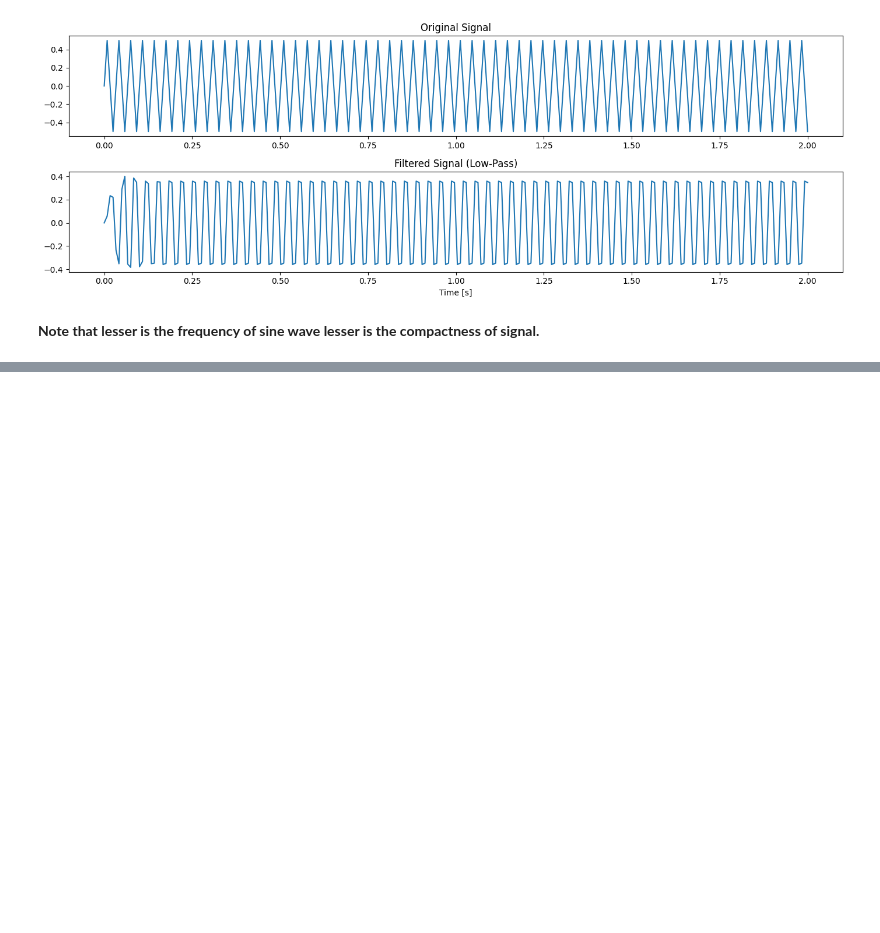
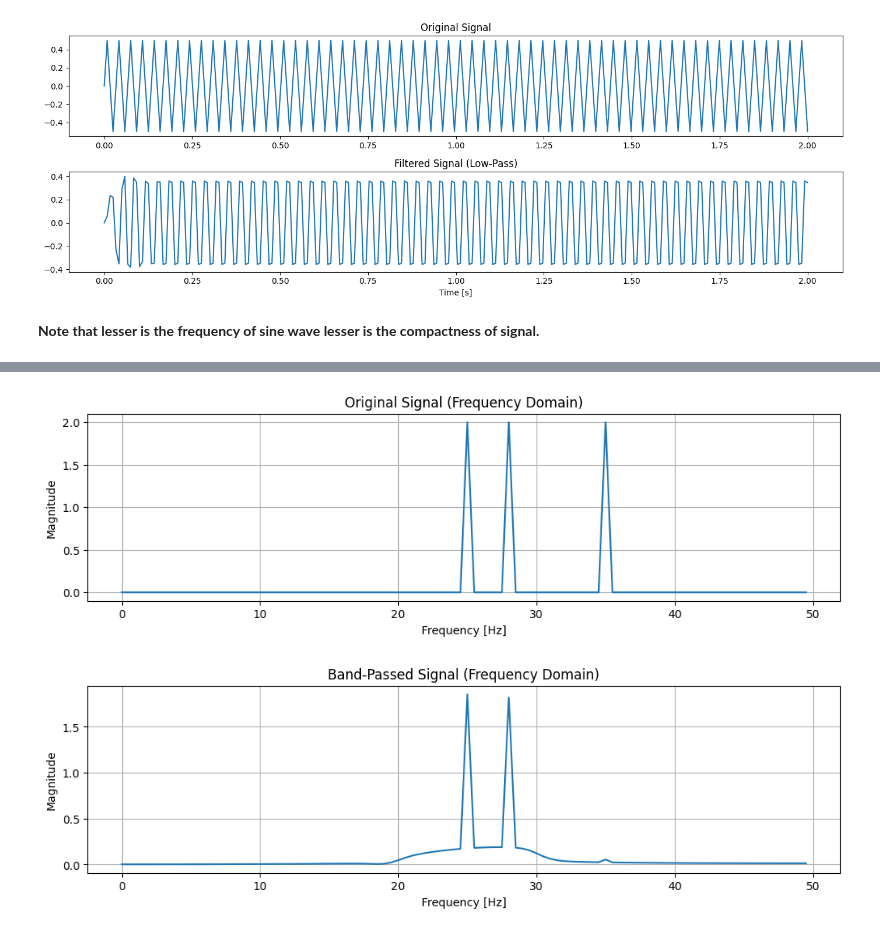
Before and after one commit to sbhusal123/audio-signal-processing, a Jupyter notebook: Audio Filtering Basics.ipynb, the cells around one changed output, grey strips where cells are left out. Saved outputs shown, nothing was run; the diff lists cells and outputs as text; code cells hidden in the pictures; blank space fills up the shorter version.

```diff
--- a/Audio Filtering Basics.ipynb
+++ b/Audio Filtering Basics.ipynb
@@ -161,0 +284,27 @@ plt.show()
+# %%
+sampling_rate = 100
+
+t = t = np.linspace(0., duration, int(sampling_rate * duration), endpoint=False)
+
+data = 2 * np.sin(2 * np.pi * 25 * t) +  2 * np.sin(2 * np.pi * 28 * t) + 2 * np.sin(2 * np.pi * 35 * t)
+
+# Design Band-Pass Butterworth Filter
+def butter_bandpass(lowcut, highcut, fs, order=5):
+    nyq = 0.5 * fs
+    low = lowcut / nyq
+    high = highcut / nyq
+    b, a = butter(order, [low, high], btype='band')
+    return b, a
+
+# Apply Band-Pass Filter
+lowcut = 20  # Hz
+highcut = 30  # Hz
+b_bp, a_bp = butter_bandpass(lowcut, highcut, sampling_rate)
+bandpassed_signal = apply_filter(data, b_bp, a_bp)
+
+# Visualizations
+plot_frequency(data, "Original Signal (Frequency Domain)", sampling_rate)
+plot_frequency(bandpassed_signal, "Band-Passed Signal (Frequency Domain)", sampling_rate)
+# %% [output]
+[figure, added]
+[figure, added]
```
Also changed, not shown: parts of 14 cells of this notebook.
